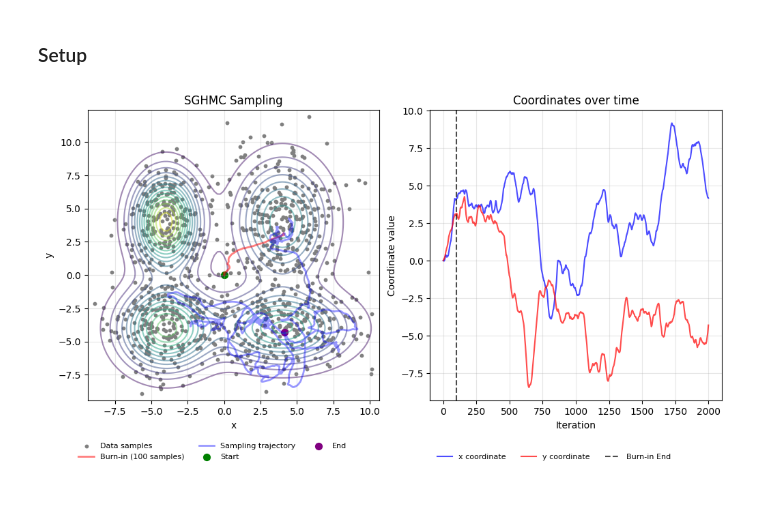
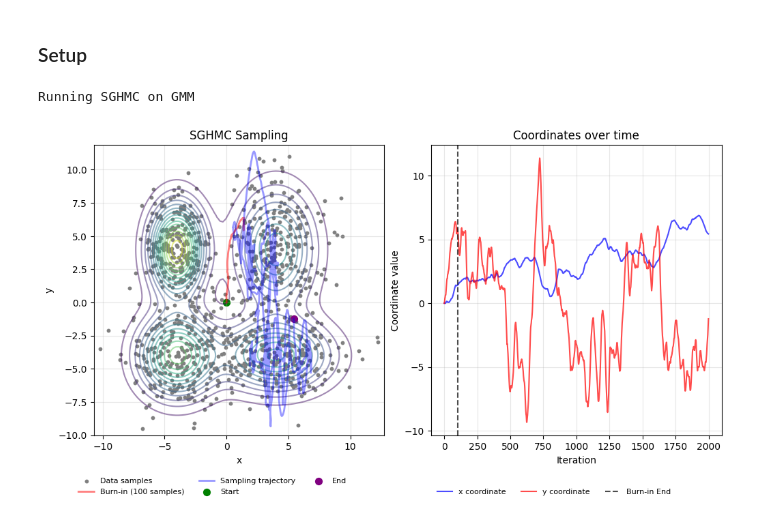
Before and after one commit to mo374z/enhancing-sgmcmc, a Jupyter notebook: notebooks/sgmcmc_test.ipynb, the cells around one changed output. Saved outputs shown, nothing was run; the diff lists cells and outputs as text; code cells hidden in the pictures.

```diff
--- a/notebooks/sgmcmc_test.ipynb
+++ b/notebooks/sgmcmc_test.ipynb
@@ -35,11 +35,17 @@ covs = jnp.array(
     ]
 )
 weights = jnp.array([0.25, 0.25, 0.25, 0.25])
+
+init_m = jnp.array([5.0, 0.1])
 # %%
 sampler = SGHMC(gmm_grad_estimator)
 init_position = jnp.array([0.0, 0.0])
 
 samples = generate_gmm_data(seed=seed, means=means, covs=covs, weights=weights, n_samples=1000)
+# %%
+print("Running SGHMC on GMM")
+# %% [output]
+Running SGHMC on GMM
 # %%
 num_samples = 2000
 step_size = 0.05
@@ -49,27 +55,28 @@ n_batches = 5
 # %%
 trajectory = run_sequential_sghmc(
     sampler=sampler,
     data=samples,
     init_position=init_position,
+    init_m=init_m,
     batch_size=len(samples) // n_batches,
     num_samples=num_samples,
     step_size=step_size,
     mdecay=mdecay,
     num_integration_steps=1,
     mresampling=0.01,
     seed=seed,
 )
 
 fig, ax = plot_gmm_sampling(
     trajectory=trajectory,
     samples=samples,
     means=means,
     covs=covs,
     weights=weights,
     gaussian_mixture_logprob=gaussian_mixture_logprob,
     title="SGHMC Sampling",
     burnin=burnin,
     figsize=(10, 5),
 )
 # %% [output]
-[figure, old version]
+[figure, new version]
```
Also changed, not shown: 2 other files.
